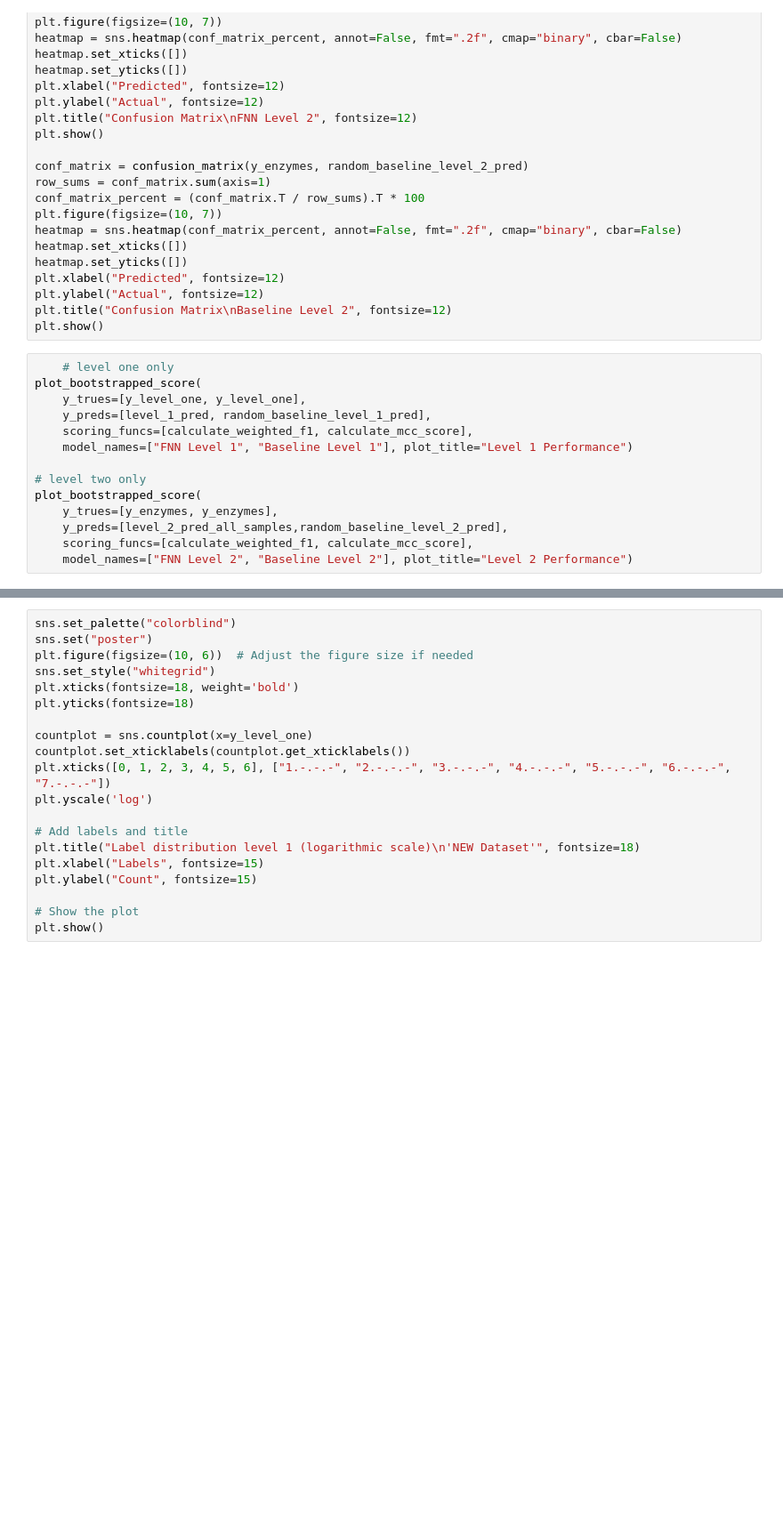
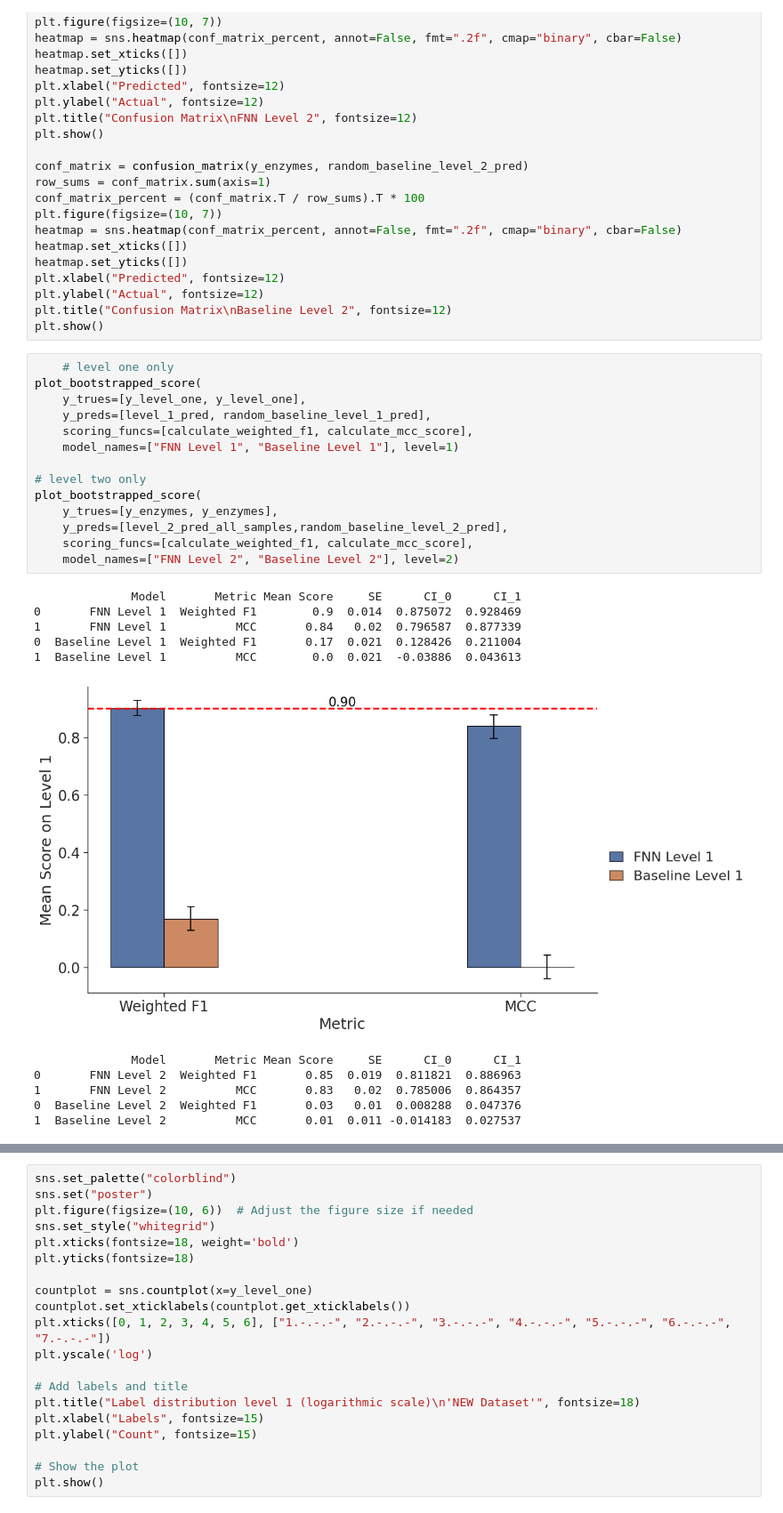
Before and after one commit to github4touchdouble/nnet-enzyme, a Jupyter notebook: tf_cnn_esm2/combined_fnn_level_2_classification.ipynb, the cells around one changed output, grey strips where cells are left out. Shown at 89% size. Drawn from its saved outputs; the diff is of its cells as text; blank space fills up the shorter version.

```diff
--- a/tf_cnn_esm2/combined_fnn_level_2_classification.ipynb
+++ b/tf_cnn_esm2/combined_fnn_level_2_classification.ipynb
@@ -1121,14 +1123,26 @@ plt.show()
 # %%
     # level one only
 plot_bootstrapped_score(
     y_trues=[y_level_one, y_level_one],
     y_preds=[level_1_pred, random_baseline_level_1_pred],
     scoring_funcs=[calculate_weighted_f1, calculate_mcc_score],
-    model_names=["FNN Level 1", "Baseline Level 1"], plot_title="Level 1 Performance")
+    model_names=["FNN Level 1", "Baseline Level 1"], level=1)
 
 # level two only
 plot_bootstrapped_score(
     y_trues=[y_enzymes, y_enzymes],
     y_preds=[level_2_pred_all_samples,random_baseline_level_2_pred],
     scoring_funcs=[calculate_weighted_f1, calculate_mcc_score],
-    model_names=["FNN Level 2", "Baseline Level 2"], plot_title="Level 2 Performance")
+    model_names=["FNN Level 2", "Baseline Level 2"], level=2)
+# %% [output]
+              Model       Metric Mean Score     SE      CI_0      CI_1
+0       FNN Level 1  Weighted F1        0.9  0.014  0.875072  0.928469
+1       FNN Level 1          MCC       0.84   0.02  0.796587  0.877339
+0  Baseline Level 1  Weighted F1       0.17  0.021  0.128426  0.211004
+1  Baseline Level 1          MCC        0.0  0.021  -0.03886  0.043613
+[figure, added]
+              Model       Metric Mean Score     SE      CI_0      CI_1
+0       FNN Level 2  Weighted F1       0.85  0.019  0.811821  0.886963
+1       FNN Level 2          MCC       0.83   0.02  0.785006  0.864357
+0  Baseline Level 2  Weighted F1       0.03   0.01  0.008288  0.047376
+1  Baseline Level 2          MCC       0.01  0.011 -0.014183  0.027537
```
Also changed, not shown: parts of 6 cells of this notebook.
